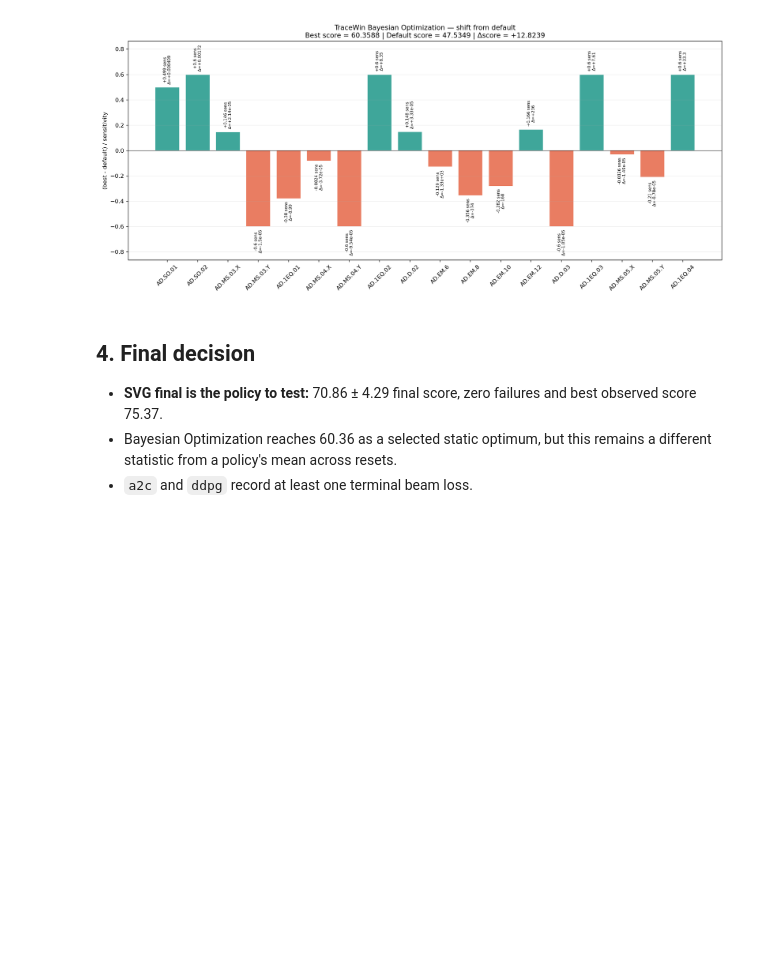
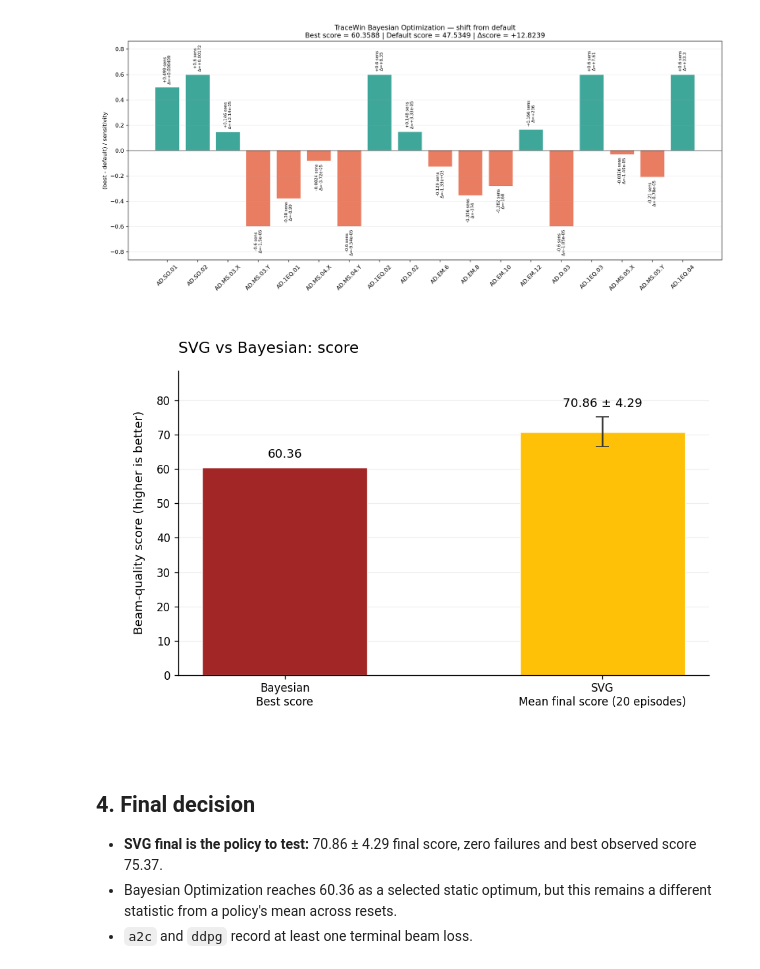
Before and after one commit to boorgoof/rl_beam_optimization, a Jupyter notebook: beam_optimization/results/benchmark_results_summary.ipynb, the cells around one changed output. Drawn from its saved outputs; the diff is of its cells as text; code cells hidden in the pictures; blank space fills up the shorter version.

```diff
--- a/beam_optimization/results/benchmark_results_summary.ipynb
+++ b/beam_optimization/results/benchmark_results_summary.ipynb
@@ -221,6 +226,52 @@ display(Image(filename=str(BAYESIAN_DIR / "bayesian_opt_delta.png")))
 [figure]
 **Best-configuration shift from the nominal default**
 [figure]
+# %%
+def comparison_bar_chart(labels, values, title, ylabel, annotations, errors=None):
+    """Shared visual style for score and elapsed-time comparisons."""
+    with plt.rc_context({"font.family": "DejaVu Sans", "font.size": 11,
+                         "figure.facecolor": "white", "axes.facecolor": "white"}):
+        fig, ax = plt.subplots(figsize=(8, 5.5))
+        ax.bar(labels, values, color=["#A32626", "#FFC107"],
+               width=0.52, edgecolor="white", linewidth=0.8, alpha=1.0)
+        errors = [0.0] * len(values) if errors is None else errors
+        upper = max(value + error for value, error in zip(values, errors))
+        for index, (value, error, annotation) in enumerate(zip(values, errors, annotations)):
+            if error:
+                ax.errorbar(index, value, yerr=error, fmt="none",
+                            ecolor="#333333", capsize=6, linewidth=1.5)
+            ax.annotate(annotation, (index, value + error), xytext=(0, 7),
+                        textcoords="offset points", ha="center", va="bottom", fontsize=11)
+        ax.set_title(title, loc="left", fontsize=14, pad=16)
+        ax.set_ylabel(ylabel, fontsize=11, labelpad=10)
+        ax.tick_params(axis="both", labelsize=10)
+        ax.set_ylim(0, upper * 1.18)
+        ax.set_axisbelow(True)
+        ax.grid(axis="y", color="#d9d9d9", alpha=0.45, linewidth=0.7)
+        ax.grid(False, axis="x")
+        ax.spines["top"].set_visible(False)
+        ax.spines["right"].set_visible(False)
+        fig.subplots_adjust(left=0.13, right=0.97, bottom=0.17, top=0.87)
+    return fig, ax
+
+# Compare the saved SVG-final result with the Bayesian reference.
+# These are different statistics and evaluation budgets, as labelled below.
+svg_score_mean = float(summary_30.loc["svg_final", "score mean"])
+svg_score_std = float(summary_30.loc["svg_final", "score std"])
+bo_best_score = float(bayesian_best["score"])
+
+fig, ax = comparison_bar_chart(
+    ["Bayesian\nBest score", "SVG\nMean final score (20 episodes)"],
+    [bo_best_score, svg_score_mean],
+    "SVG vs Bayesian: score", "Beam-quality score (higher is better)",
+    [f"{bo_best_score:.2f}", f"{svg_score_mean:.2f} ± {svg_score_std:.2f}"],
+    errors=[0.0, svg_score_std],
+)
+score_comparison_path = RESULTS_DIR / "svg_final_vs_bayesian_score.png"
+fig.savefig(score_comparison_path, dpi=200)
+plt.show()
+# %% [output]
+[figure, added]
 # %% [markdown]
 ## 4. Final decision
 
```
Also changed, not shown: parts of 4 cells of this notebook, 3 other files.
